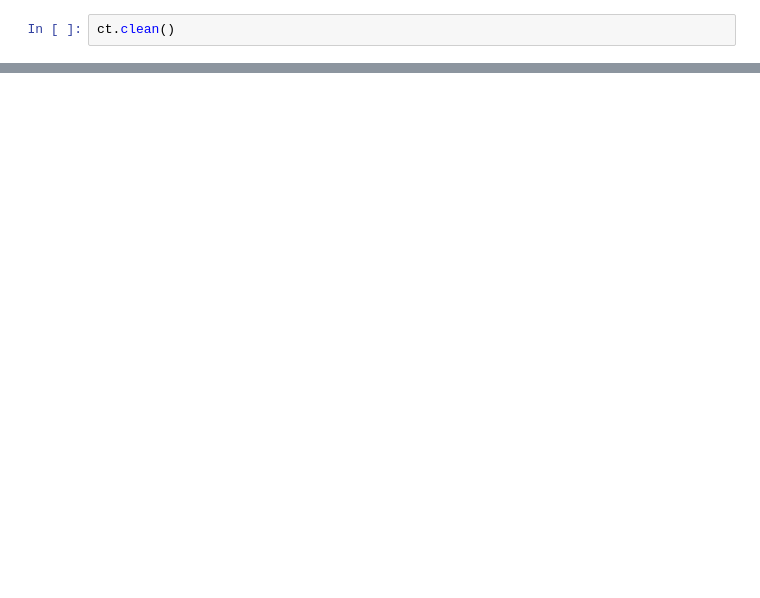
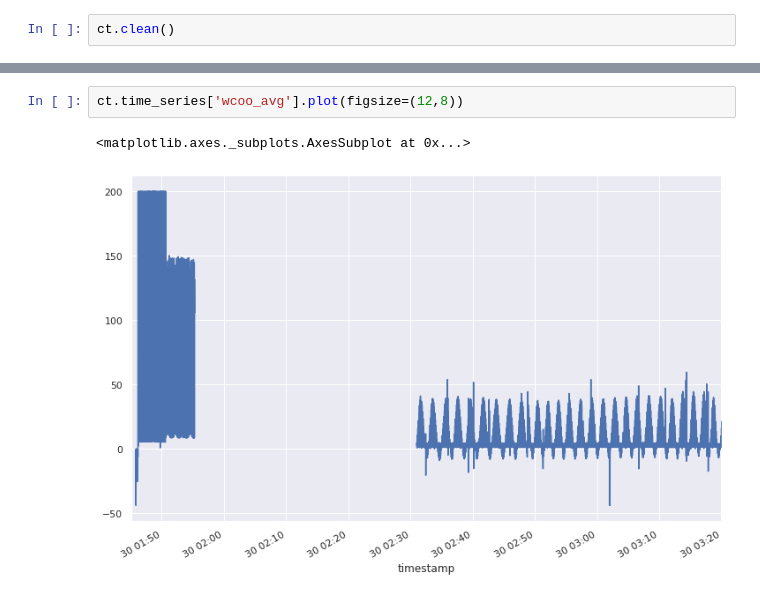
Before and after one commit to TomMonks/cats-time-series, a Jupyter notebook: test_input.ipynb, the cells around one changed output, grey strips where cells are left out. Saved outputs shown, nothing was run; the diff lists cells and outputs as text; blank space fills up the shorter version.

```diff
--- a/test_input.ipynb
+++ b/test_input.ipynb
@@ -31,0 +34,5 @@ ct.time_series.head()
+# %%
+ct.time_series['wcoo_avg'].plot(figsize=(12,8))
+# %% [output]
+<matplotlib.axes._subplots.AxesSubplot at 0x...>
+[figure, added]
```
Also changed, not shown: parts of 7 cells of this notebook, 2 other files.
